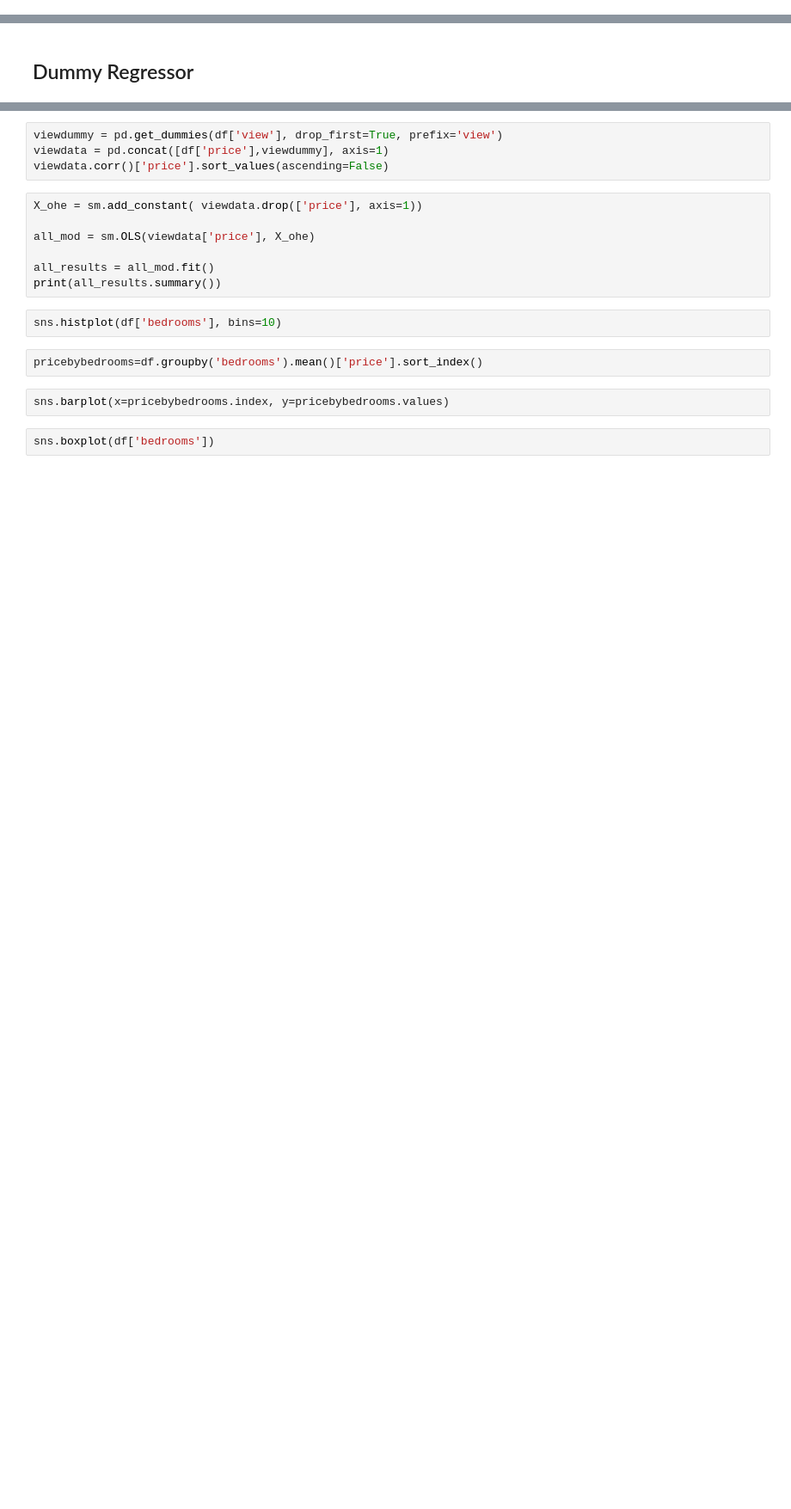
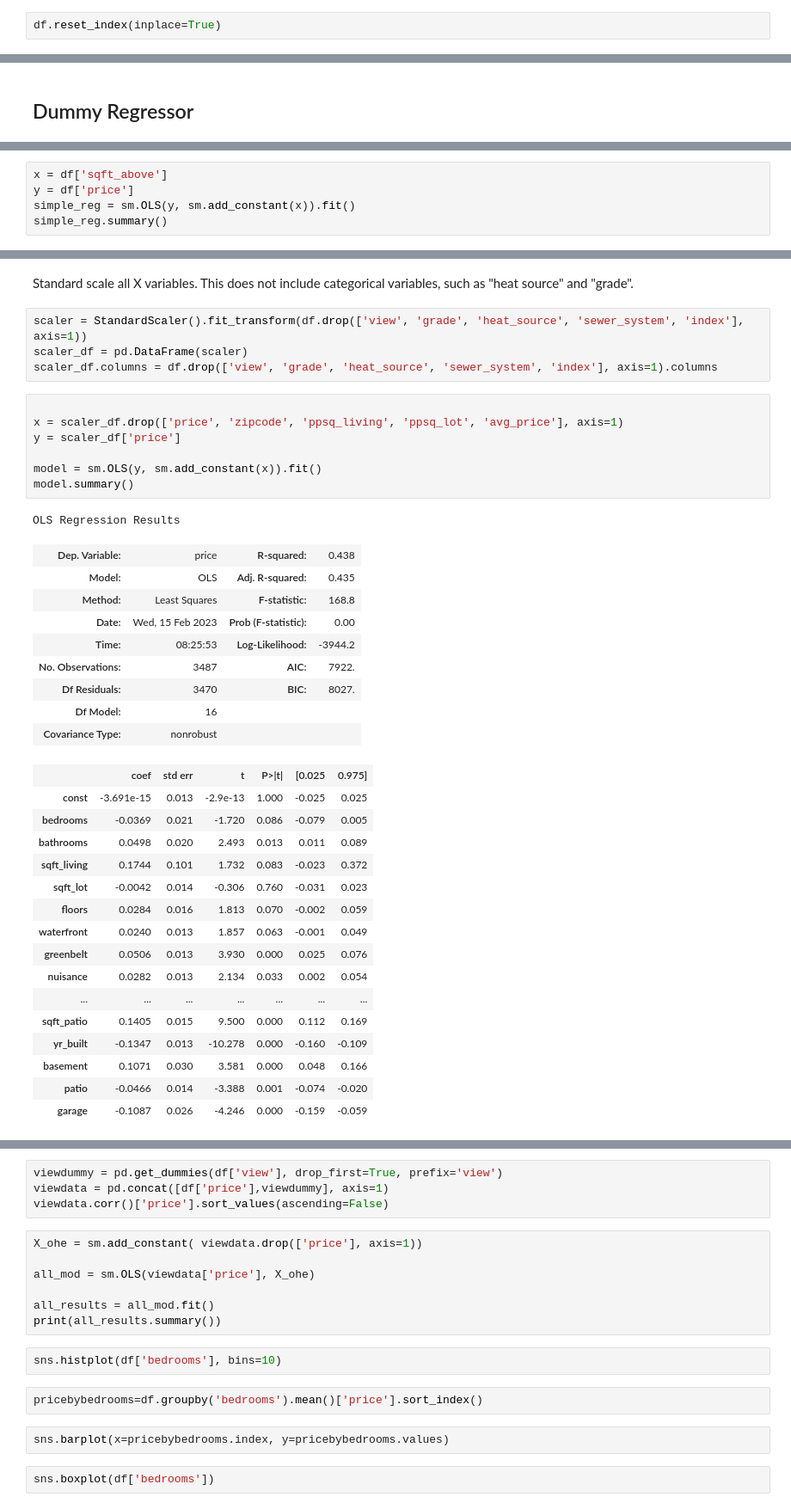
Before and after one commit to dnigh45/dsc-phase-2-djrachjake, a Jupyter notebook: dj-Copy1.ipynb, the cells around one changed output, grey strips where cells are left out. Shown at 86% size. Saved outputs shown, nothing was run; the diff lists cells and outputs as text; blank space fills up the shorter version.

Commit message:
Paired programming dummy regressor, simple linear regression, and first model

```diff
--- a/dj-Copy1.ipynb
+++ b/dj-Copy1.ipynb
@@ -220,6 +220,8 @@ ppsq_living       0
 ppsq_lot          0
 zipcode           0
 dtype: int64
+# %%
+df.reset_index(inplace=True)
 # %%
 basement_no_basement = []
 for item in df['sqft_basement']:
@@ -294,0 +381,5 @@ dummy_model.summary()
+# %%
+x = df['sqft_above']
+y = df['price']
+simple_reg = sm.OLS(y, sm.add_constant(x)).fit()
+simple_reg.summary()
@@ -294,0 +416,40 @@ dummy_model.summary()
+# %% [markdown]
+Standard scale all X variables. This does not include categorical variables, such as "heat source" and "grade".
+# %%
+scaler = StandardScaler().fit_transform(df.drop(['view', 'grade', 'heat_source', 'sewer_system', 'index'], axis=1))
+scaler_df = pd.DataFrame(scaler)
+scaler_df.columns = df.drop(['view', 'grade', 'heat_source', 'sewer_system', 'index'], axis=1).columns
+# %%
+
+x = scaler_df.drop(['price', 'zipcode', 'ppsq_living', 'ppsq_lot', 'avg_price'], axis=1)
+y = scaler_df['price']
+
+model = sm.OLS(y, sm.add_constant(x)).fit()
+model.summary()
+# %% [output]
+OLS Regression Results
+| Dep. Variable: | price | R-squared: | 0.438 |
+| Model: | OLS | Adj. R-squared: | 0.435 |
+| Method: | Least Squares | F-statistic: | 168.8 |
+| Date: | Wed, 15 Feb 2023 | Prob (F-statistic): | 0.00 |
+| Time: | 08:25:53 | Log-Likelihood: | -3944.2 |
+| No. Observations: | 3487 | AIC: | 7922. |
+| Df Residuals: | 3470 | BIC: | 8027. |
+| Df Model: | 16 |  |  |
+| Covariance Type: | nonrobust |  |  |
+|  | coef | std err | t | P>|t| | [0.025 | 0.975] |
+| const | -3.691e-15 | 0.013 | -2.9e-13 | 1.000 | -0.025 | 0.025 |
+| bedrooms | -0.0369 | 0.021 | -1.720 | 0.086 | -0.079 | 0.005 |
+| bathrooms | 0.0498 | 0.020 | 2.493 | 0.013 | 0.011 | 0.089 |
+| sqft_living | 0.1744 | 0.101 | 1.732 | 0.083 | -0.023 | 0.372 |
+| sqft_lot | -0.0042 | 0.014 | -0.306 | 0.760 | -0.031 | 0.023 |
+| floors | 0.0284 | 0.016 | 1.813 | 0.070 | -0.002 | 0.059 |
+| waterfront | 0.0240 | 0.013 | 1.857 | 0.063 | -0.001 | 0.049 |
+| greenbelt | 0.0506 | 0.013 | 3.930 | 0.000 | 0.025 | 0.076 |
+| nuisance | 0.0282 | 0.013 | 2.134 | 0.033 | 0.002 | 0.054 |
+| ... | ... | ... | ... | ... | ... | ... |
+| sqft_patio | 0.1405 | 0.015 | 9.500 | 0.000 | 0.112 | 0.169 |
+| yr_built | -0.1347 | 0.013 | -10.278 | 0.000 | -0.160 | -0.109 |
+| basement | 0.1071 | 0.030 | 3.581 | 0.000 | 0.048 | 0.166 |
+| patio | -0.0466 | 0.014 | -3.388 | 0.001 | -0.074 | -0.020 |
+| garage | -0.1087 | 0.026 | -4.246 | 0.000 | -0.159 | -0.059 |
```
Also changed, not shown: parts of 21 cells of this notebook.
